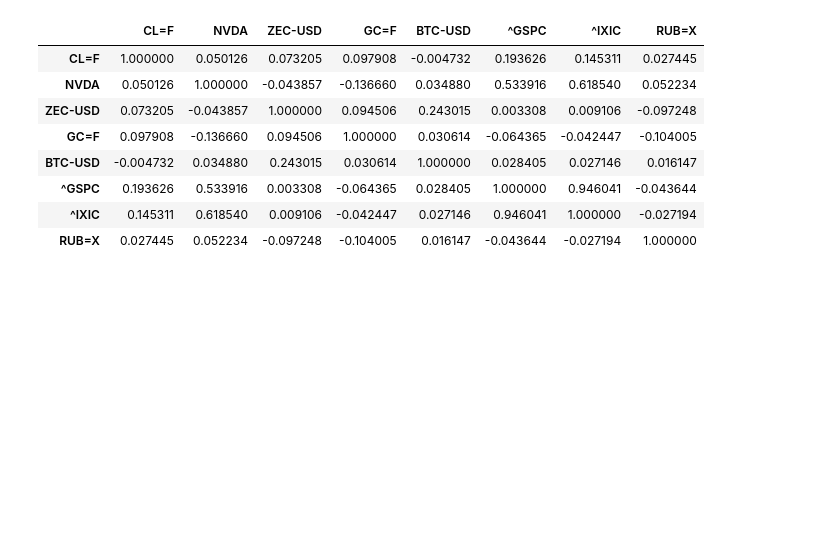
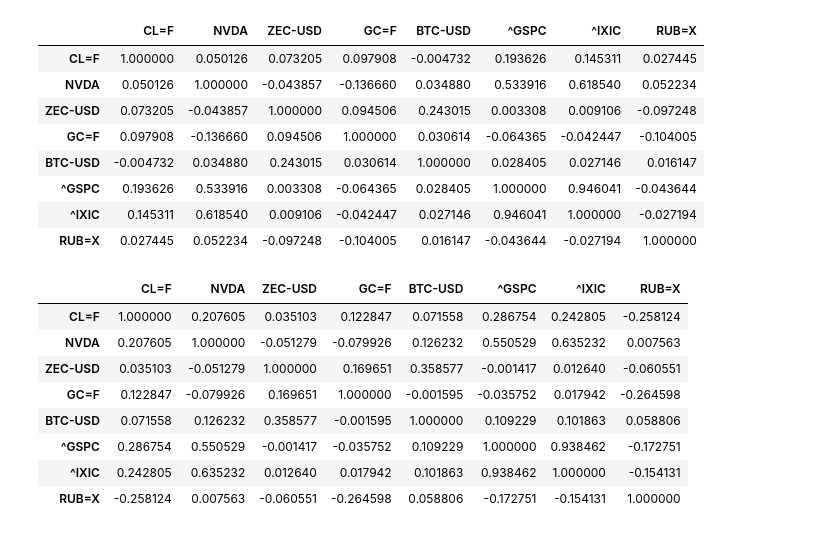
Before and after one commit to dllllb/btrade, a Jupyter notebook: correlations.ipynb, the cells around one changed output. Saved outputs shown, nothing was run; the diff lists cells and outputs as text; code cells hidden in the pictures; blank space fills up the shorter version.

```diff
--- a/correlations.ipynb
+++ b/correlations.ipynb
@@ -24,3 +24,16 @@ change_df.corr().style.background_gradient(cmap='Blues')
 | ^GSPC | 0.193626 | 0.533916 | 0.003308 | -0.064365 | 0.028405 | 1.000000 | 0.946041 | -0.043644 |
 | ^IXIC | 0.145311 | 0.618540 | 0.009106 | -0.042447 | 0.027146 | 0.946041 | 1.000000 | -0.027194 |
 | RUB=X | 0.027445 | 0.052234 | -0.097248 | -0.104005 | 0.016147 | -0.043644 | -0.027194 | 1.000000 |
+# %%
+change_df = ticks_df.rolling(5).sum().dropna().pct_change().dropna()
+change_df.corr().style.background_gradient(cmap='bwr', vmin=-1, vmax=1)
+# %% [output]
+|  | CL=F | NVDA | ZEC-USD | GC=F | BTC-USD | ^GSPC | ^IXIC | RUB=X |
+| CL=F | 1.000000 | 0.207605 | 0.035103 | 0.122847 | 0.071558 | 0.286754 | 0.242805 | -0.258124 |
+| NVDA | 0.207605 | 1.000000 | -0.051279 | -0.079926 | 0.126232 | 0.550529 | 0.635232 | 0.007563 |
+| ZEC-USD | 0.035103 | -0.051279 | 1.000000 | 0.169651 | 0.358577 | -0.001417 | 0.012640 | -0.060551 |
+| GC=F | 0.122847 | -0.079926 | 0.169651 | 1.000000 | -0.001595 | -0.035752 | 0.017942 | -0.264598 |
+| BTC-USD | 0.071558 | 0.126232 | 0.358577 | -0.001595 | 1.000000 | 0.109229 | 0.101863 | 0.058806 |
+| ^GSPC | 0.286754 | 0.550529 | -0.001417 | -0.035752 | 0.109229 | 1.000000 | 0.938462 | -0.172751 |
+| ^IXIC | 0.242805 | 0.635232 | 0.012640 | 0.017942 | 0.101863 | 0.938462 | 1.000000 | -0.154131 |
+| RUB=X | -0.258124 | 0.007563 | -0.060551 | -0.264598 | 0.058806 | -0.172751 | -0.154131 | 1.000000 |
```
Also changed, not shown: parts of 2 cells of this notebook.
